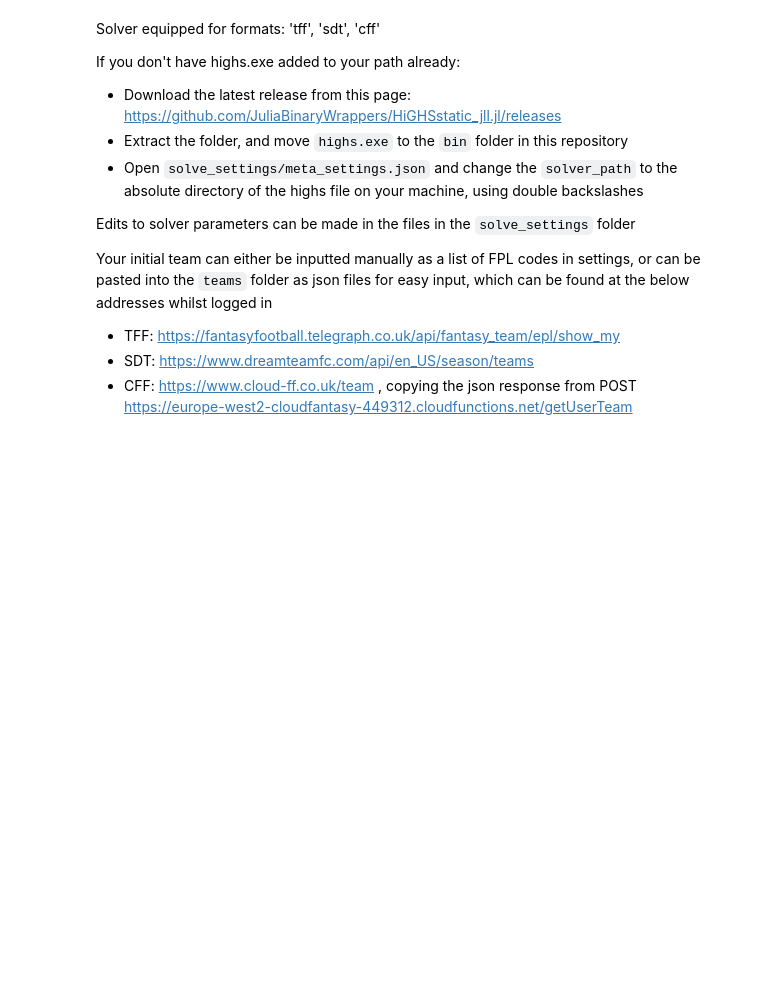
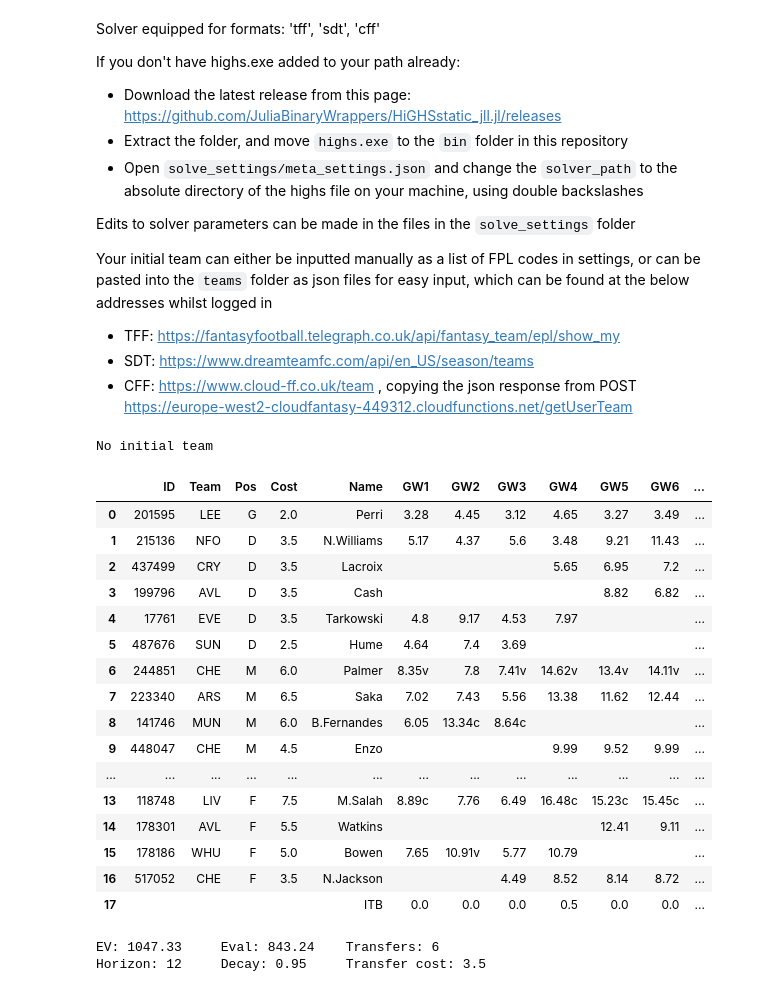
Before and after one commit to SamTroy/multi_ff_opt, a Jupyter notebook: run/run.ipynb, the cells around one changed output. Drawn from its saved outputs; the diff is of its cells as text; code cells hidden in the pictures; blank space fills up the shorter version.

```diff
--- a/run/run.ipynb
+++ b/run/run.ipynb
@@ -1901,5 +1966,26 @@ Your initial team can either be inputted manually as a list of FPL codes in sett
 - SDT: https://www.dreamteamfc.com/api/en_US/season/teams
 - CFF: https://www.cloud-ff.co.uk/team , copying the json response from POST https://europe-west2-cloudfantasy-449312.cloudfunctions.net/getUserTeam
 # %%
-r = solve(format='sdt')
+r = solve(format='tff')
+# %% [output]
+No initial team
+|  | ID | Team | Pos | Cost | Name | GW1 | GW2 | GW3 | GW4 | GW5 | GW6 | ... |
+| 0 | 201595 | LEE | G | 2.0 | Perri | 3.28 | 4.45 | 3.12 | 4.65 | 3.27 | 3.49 | ... |
+| 1 | 215136 | NFO | D | 3.5 | N.Williams | 5.17 | 4.37 | 5.6 | 3.48 | 9.21 | 11.43 | ... |
+| 2 | 437499 | CRY | D | 3.5 | Lacroix |  |  |  | 5.65 | 6.95 | 7.2 | ... |
+| 3 | 199796 | AVL | D | 3.5 | Cash |  |  |  |  | 8.82 | 6.82 | ... |
+| 4 | 17761 | EVE | D | 3.5 | Tarkowski | 4.8 | 9.17 | 4.53 | 7.97 |  |  | ... |
+| 5 | 487676 | SUN | D | 2.5 | Hume | 4.64 | 7.4 | 3.69 |  |  |  | ... |
+| 6 | 244851 | CHE | M | 6.0 | Palmer | 8.35v | 7.8 | 7.41v | 14.62v | 13.4v | 14.11v | ... |
+| 7 | 223340 | ARS | M | 6.5 | Saka | 7.02 | 7.43 | 5.56 | 13.38 | 11.62 | 12.44 | ... |
+| 8 | 141746 | MUN | M | 6.0 | B.Fernandes | 6.05 | 13.34c | 8.64c |  |  |  | ... |
+| 9 | 448047 | CHE | M | 4.5 | Enzo |  |  |  | 9.99 | 9.52 | 9.99 | ... |
+| ... | ... | ... | ... | ... | ... | ... | ... | ... | ... | ... | ... | ... |
+| 13 | 118748 | LIV | F | 7.5 | M.Salah | 8.89c | 7.76 | 6.49 | 16.48c | 15.23c | 15.45c | ... |
+| 14 | 178301 | AVL | F | 5.5 | Watkins |  |  |  |  | 12.41 | 9.11 | ... |
+| 15 | 178186 | WHU | F | 5.0 | Bowen | 7.65 | 10.91v | 5.77 | 10.79 |  |  | ... |
+| 16 | 517052 | CHE | F | 3.5 | N.Jackson |  |  | 4.49 | 8.52 | 8.14 | 8.72 | ... |
+| 17 |  |  |  |  | ITB | 0.0 | 0.0 | 0.0 | 0.5 | 0.0 | 0.0 | ... |
+EV: 1047.33     Eval: 843.24    Transfers: 6
+Horizon: 12     Decay: 0.95     Transfer cost: 3.5
 # %%
```
Also changed, not shown: parts of 6 cells of this notebook.
